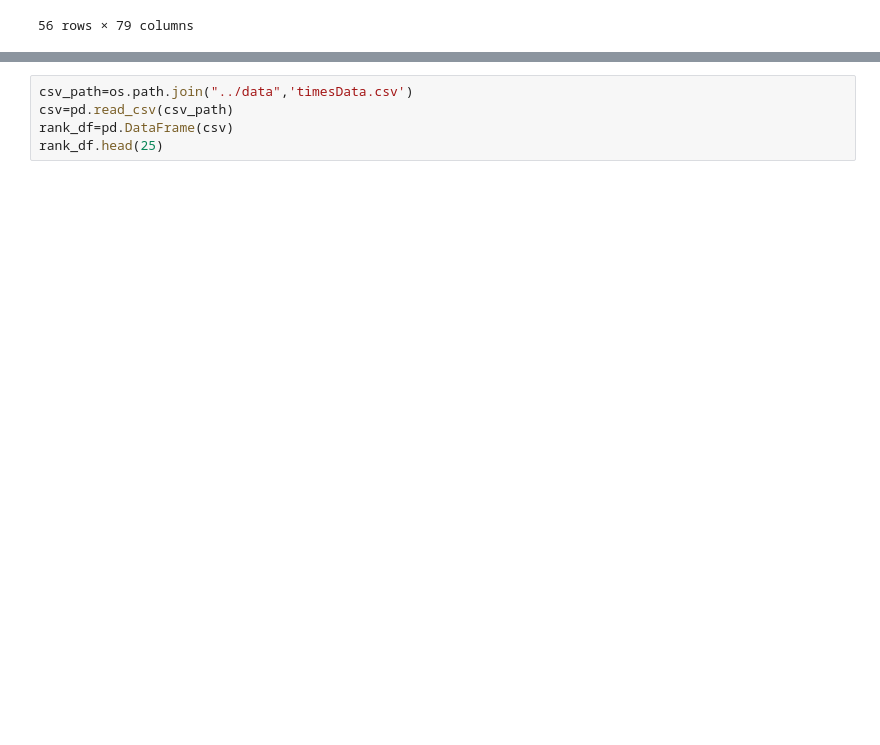
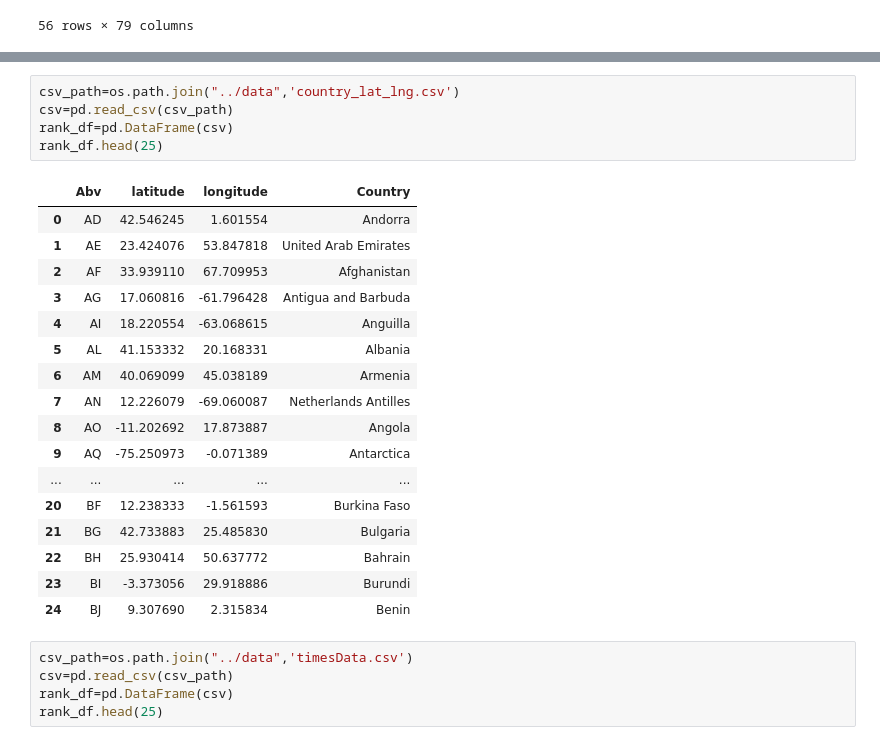
Before and after one commit to MtSopris/Overseas_Education_Costs, a Jupyter notebook: Resources/py/overseas_studies.ipynb, the cells around one changed output, grey strips where cells are left out. Drawn from its saved outputs; the diff is of its cells as text; blank space fills up the shorter version.

Commit message:
added data country lat log

```diff
--- a/Resources/py/overseas_studies.ipynb
+++ b/Resources/py/overseas_studies.ipynb
@@ -52,6 +52,29 @@ USabroad_demogrph_df
 | 34 | Note: Dash symbol (-) indicates n... | NaN | NaN | NaN | NaN | NaN | NaN | ... |
 | 35 | NaN | NaN | NaN | NaN | NaN | NaN | NaN | ... |
 | 36 | Suggested citation: Institute of ... | NaN | NaN | NaN | NaN | NaN | NaN | ... |
+# %%
+csv_path=os.path.join("../data",'country_lat_lng.csv')
+csv=pd.read_csv(csv_path)
+rank_df=pd.DataFrame(csv)
+rank_df.head(25)
+# %% [output]
+|  | Abv | latitude | longitude | Country |
+| 0 | AD | 42.546245 | 1.601554 | Andorra |
+| 1 | AE | 23.424076 | 53.847818 | United Arab Emirates |
+| 2 | AF | 33.939110 | 67.709953 | Afghanistan |
+| 3 | AG | 17.060816 | -61.796428 | Antigua and Barbuda |
+| 4 | AI | 18.220554 | -63.068615 | Anguilla |
+| 5 | AL | 41.153332 | 20.168331 | Albania |
+| 6 | AM | 40.069099 | 45.038189 | Armenia |
+| 7 | AN | 12.226079 | -69.060087 | Netherlands Antilles |
+| 8 | AO | -11.202692 | 17.873887 | Angola |
+| 9 | AQ | -75.250973 | -0.071389 | Antarctica |
+| ... | ... | ... | ... | ... |
+| 20 | BF | 12.238333 | -1.561593 | Burkina Faso |
+| 21 | BG | 42.733883 | 25.485830 | Bulgaria |
+| 22 | BH | 25.930414 | 50.637772 | Bahrain |
+| 23 | BI | -3.373056 | 29.918886 | Burundi |
+| 24 | BJ | 9.307690 | 2.315834 | Benin |
 # %%
 csv_path=os.path.join("../data",'timesData.csv')
 csv=pd.read_csv(csv_path)
```
